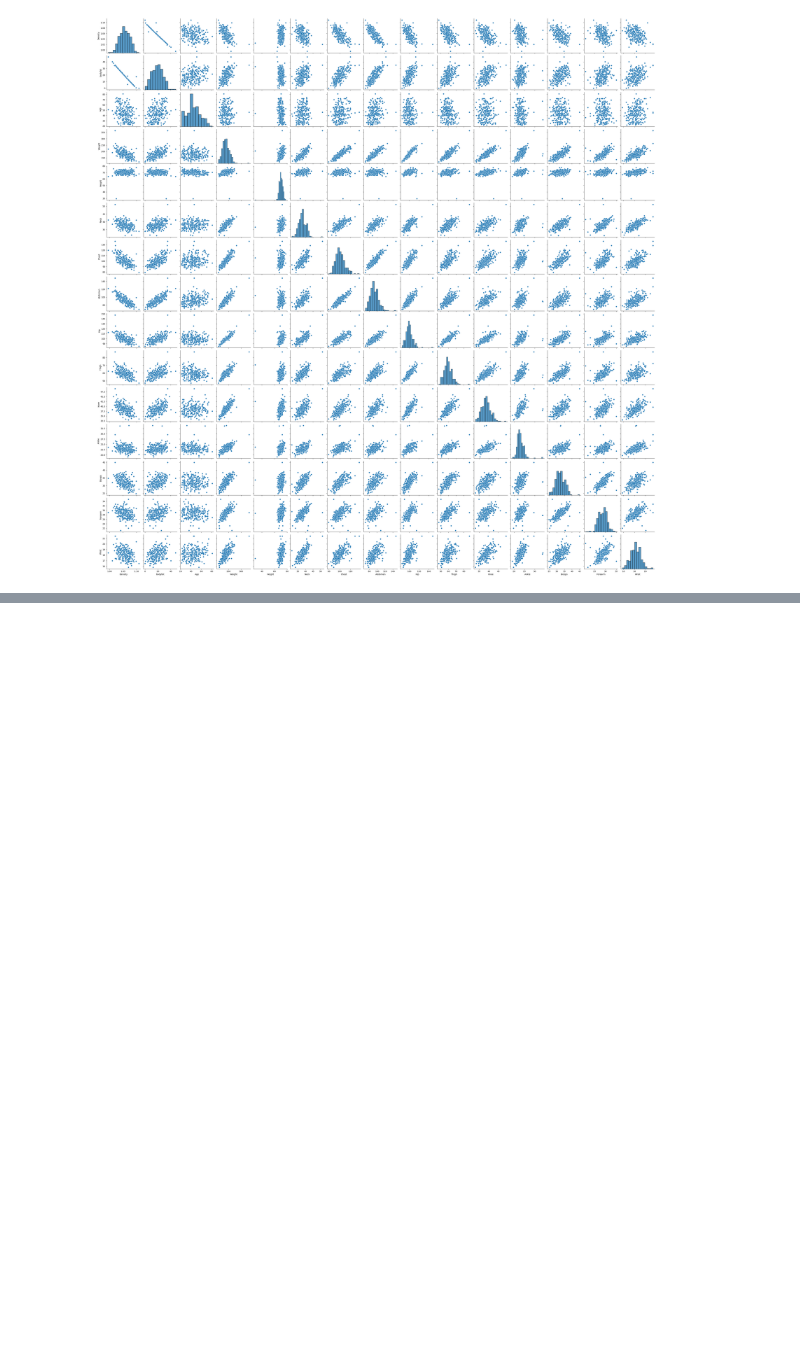
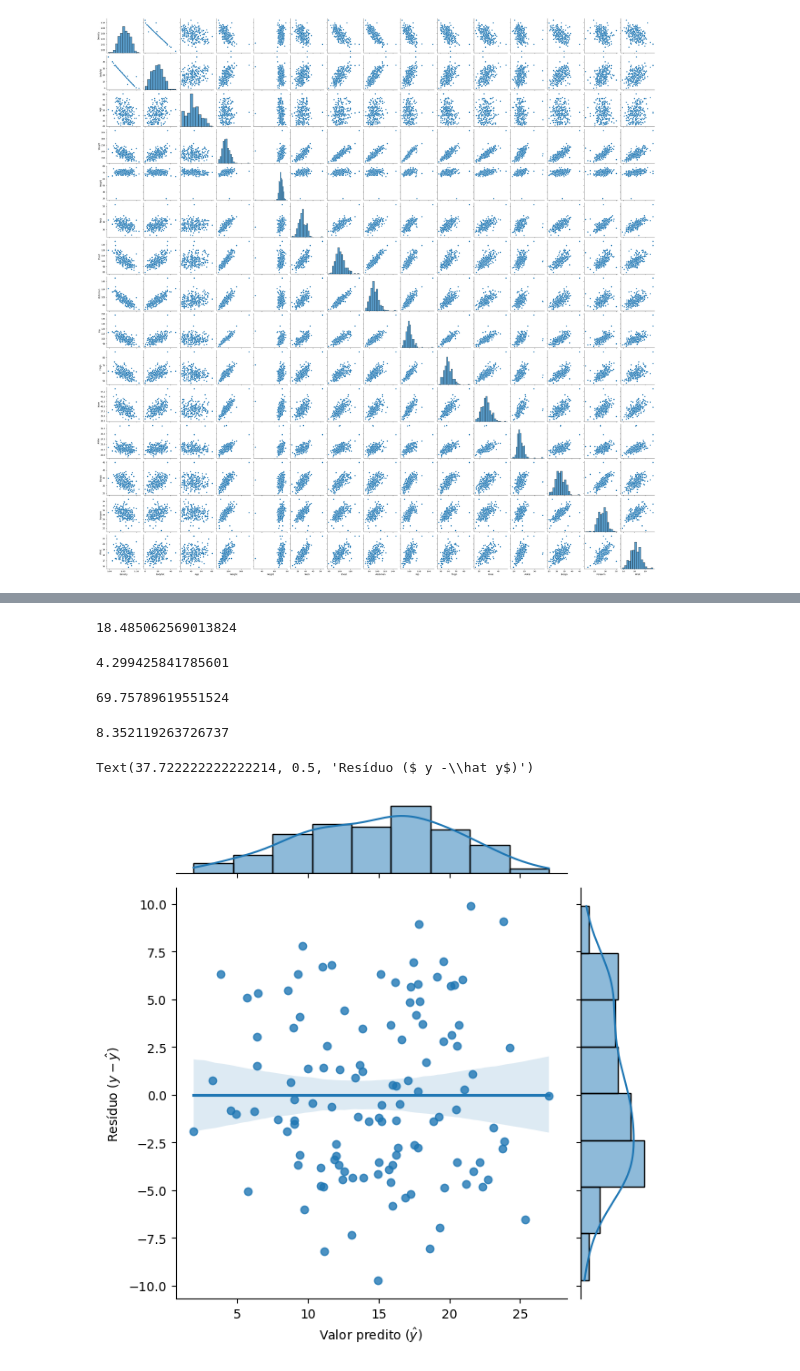
Before and after one commit to Lzanforlin/body-fat, a Jupyter notebook: body_fat/notebooks/EDA.ipynb, the cells around one changed output, grey strips where cells are left out. Cells and saved outputs as stored; diff of their text form; code cells hidden in the pictures; blank space fills up the shorter version.

```diff
--- a/body_fat/notebooks/EDA.ipynb
+++ b/body_fat/notebooks/EDA.ipynb
@@ -174,0 +133,28 @@ sns.pairplot(df)
+# %%
+# Verificando e filtrando outliers utilizando a distancia interquartil:
+
+def remove_outliers_iqr(data, threshold=1.5):
+    """
+    Remove outliers de uma matriz numpy utilizando o método do intervalo interquartil (IQR).
+
+    Parâmetros:
+    - data: numpy array. Os dados a serem filtrados.
+    - threshold: float. Multiplicador do IQR para determinar o limite de corte dos outliers.
+                 Por padrão, é 1.5.
+
+    Retorna:
+    - numpy array: Array com outliers removidos.
+    """
+    Q1 = np.percentile(data, 25)
+    Q3 = np.percentile(data, 75)
+    IQR = Q3 - Q1
+
+    lower_bound = Q1 - threshold * IQR
+    upper_bound = Q3 + threshold * IQR
+
+    # Filtra os outliers
+    filtered_data = data[(data >= lower_bound) & (data <= upper_bound)]
+
+    return filtered_data
+# %%
+df_filtrado = remove_outliers_iqr(df, 1.5)
@@ -174,0 +336,5 @@ sns.pairplot(df)
+# %%
+# para eu ver o summary completo
+formula = 'bodyfat ~ Abdomen + Weight + Wrist + Forearm + Neck + Age + Thigh + Hip + Biceps + 1'
+modelo = smf.ols(formula=formula, data=df_filtrado).fit()
+print(modelo.summary())
@@ -174,0 +447,30 @@ sns.pairplot(df)
+# %%
+# para o primeiro modelo_2
+MSE_modelo_2 = statistics.mean( (df['bodyfat'] - modelo_2.predict() )**2 )
+MSE_modelo_2
+# %% [output]
+18.485062569013824
+# %%
+RMSE_modelo_2 = math.sqrt(MSE_modelo_2)
+RMSE_modelo_2
+# %% [output]
+4.299425841785601
+# %%
+# para o primeiro modelo media
+MSE_modelo_media = statistics.mean( (df['bodyfat'] - statistics.mean(df['bodyfat'] ) )**2 )
+MSE_modelo_media
+# %% [output]
+69.75789619551524
+# %%
+RMSE_modelo_media = math.sqrt(MSE_modelo_media)
+RMSE_modelo_media
+# %% [output]
+8.352119263726737
+# %%
+# ajustado X resíduo
+sns.jointplot (x=modelo.predict(), y=modelo.resid, kind='reg')
+plt.xlabel('Valor predito ($\hat y$)')
+plt.ylabel('Resíduo ($ y -\hat y$)')
+# %% [output]
+Text(37.722222222222214, 0.5, 'Resíduo ($ y -\\hat y$)')
+[figure, added]
```
Also changed, not shown: parts of 27 cells of this notebook.
